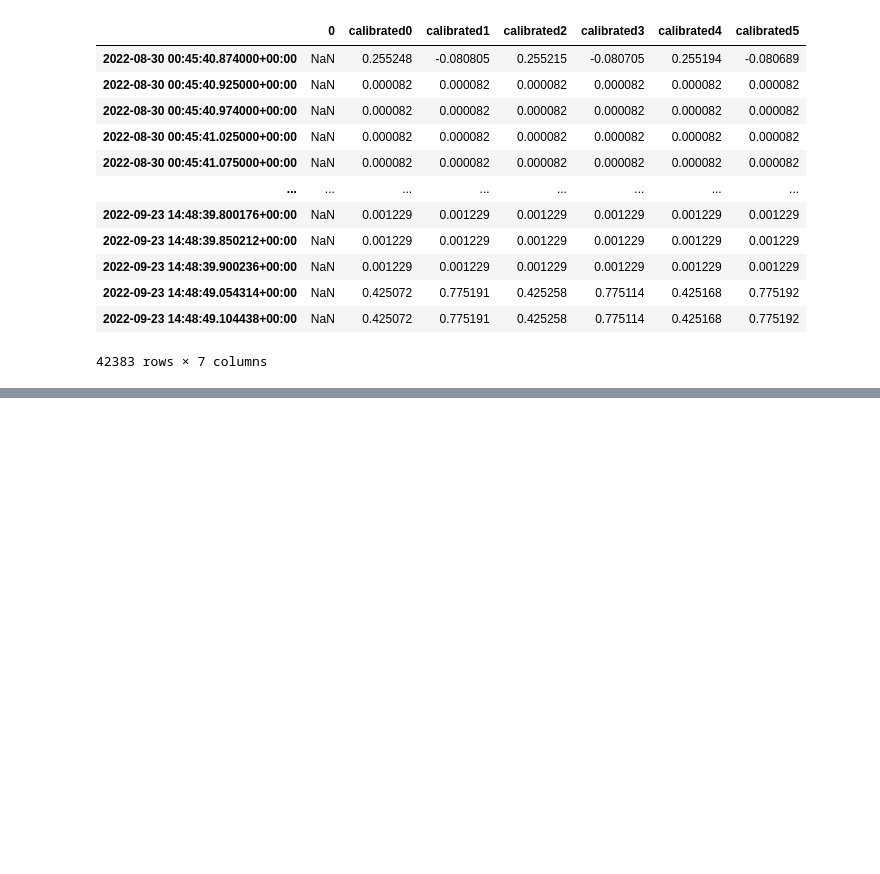
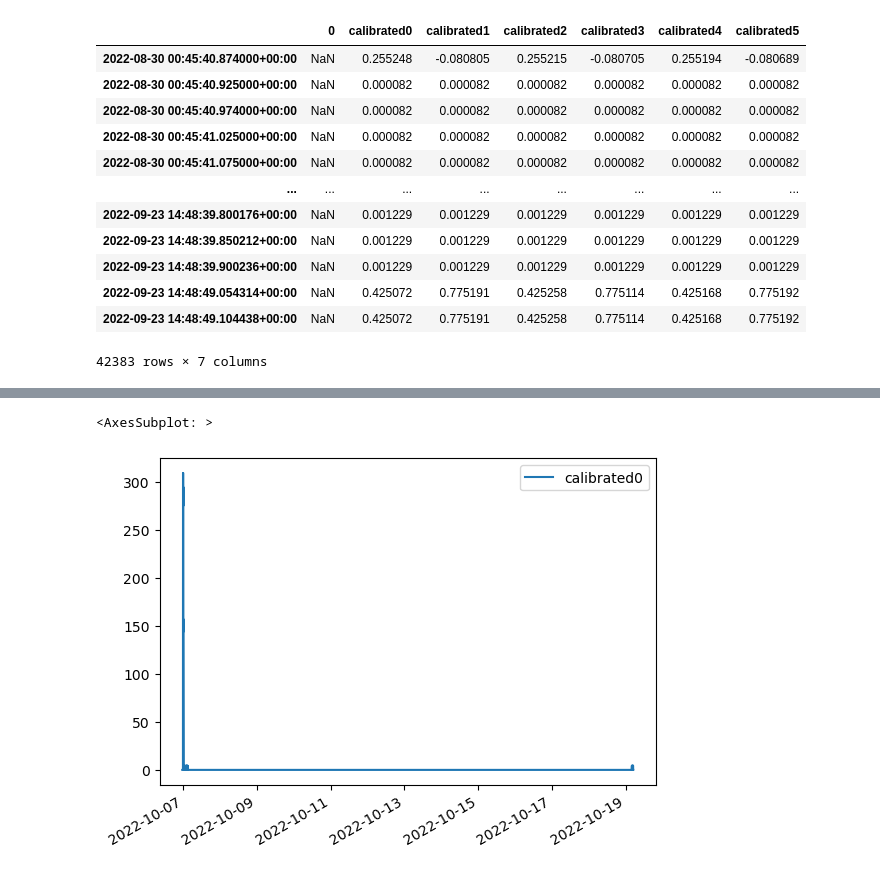
Before and after one commit to lsst-sqre/system-test, a Jupyter notebook: efd_examples/QueryHistoricalData.ipynb, the cells around one changed output, grey strips where cells are left out. Drawn from its saved outputs; the diff is of its cells as text; code cells hidden in the pictures; blank space fills up the shorter version.

```diff
--- a/efd_examples/QueryHistoricalData.ipynb
+++ b/efd_examples/QueryHistoricalData.ipynb
@@ -169,0 +198,5 @@ actuators[actuators['calibrated0']>0]
+# %%
+# Query MTHexapod actuators data (salIndex=1 means means Camera Hexapod)
+
+query = Template('''SELECT "calibrated0", "calibrated1", "calibrated2", "calibrated3", "calibrated4", "calibrated5" FROM "lsst.sal.MTHexapod.actuators" WHERE salIndex=1 AND time > '$start' AND time < '$end' ''')
+actuators = await query_shards(october2022, query)
@@ -169,0 +208,5 @@ actuators[actuators['calibrated0']>0]
+# %%
+actuators.plot(y="calibrated0")
+# %% [output]
+<AxesSubplot: >
+[figure, added]
```
Also changed, not shown: parts of 10 cells of this notebook.
